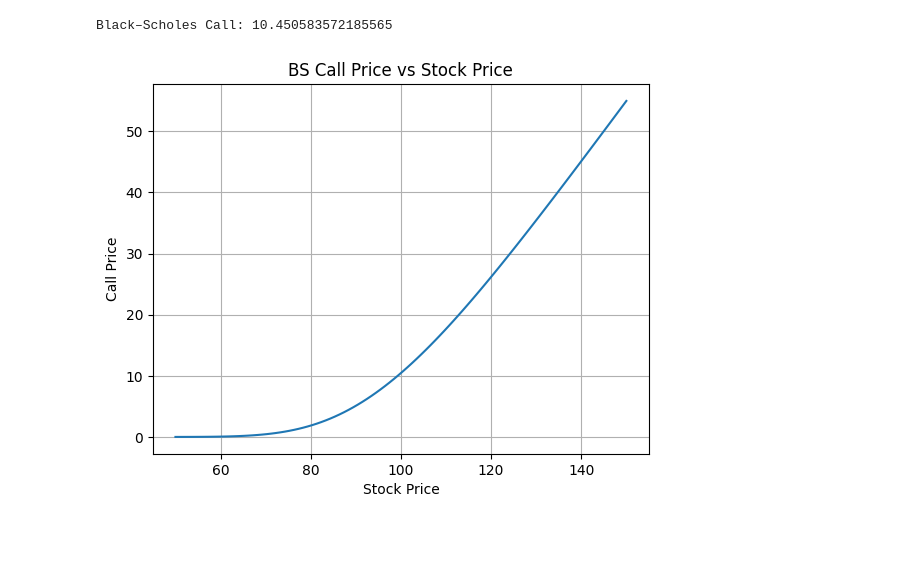
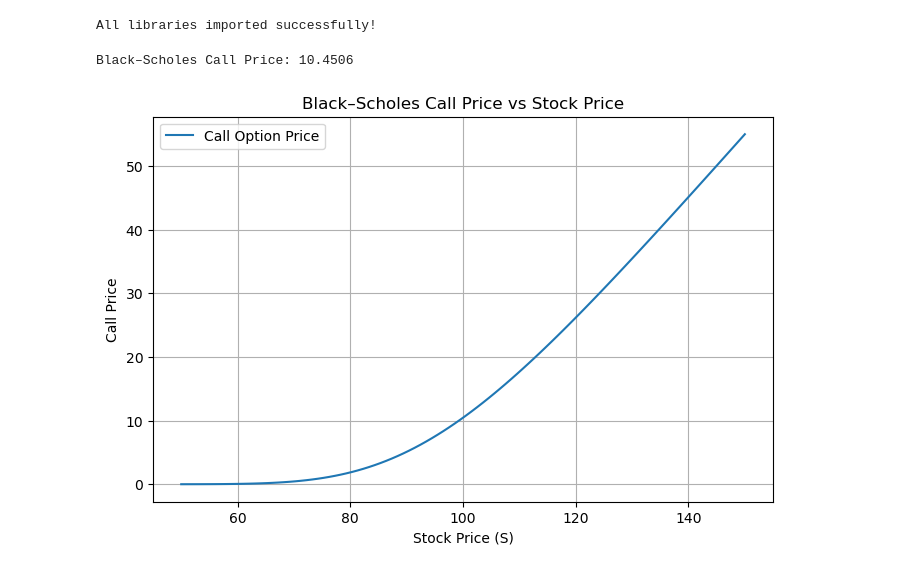
Before and after one commit to olaitann93/option-pricing-project, a Jupyter notebook: notebooks/00_environment_and_examples.ipynb, the cells around one changed output. Saved outputs shown, nothing was run; the diff lists cells and outputs as text; code cells hidden in the pictures; blank space fills up the shorter version.

Commit message:
Add working Black–Scholes example with imports and plot

```diff
--- a/notebooks/00_environment_and_examples.ipynb
+++ b/notebooks/00_environment_and_examples.ipynb
@@ -1,27 +1,42 @@
 # %%
+# Core libraries
 import numpy as np
+import pandas as pd
+import matplotlib.pyplot as plt
 import scipy.stats as si
-import matplotlib.pyplot as plt
+
+# For downloading market data (will be useful later weeks)
+import yfinance as yf
+
+print("All libraries imported successfully!")
+# %% [output]
+All libraries imported successfully!
+# %%
+# Black–Scholes formula for European Call
+def bs_call(S, K, T, r, sigma):
+    d1 = (np.log(S/K) + (r + 0.5*sigma**2)*T) / (sigma*np.sqrt(T))
+    d2 = d1 - sigma*np.sqrt(T)
+    return (S * si.norm.cdf(d1, 0.0, 1.0)
+            - K * np.exp(-r*T) * si.norm.cdf(d2, 0.0, 1.0))
+
+# Example parameters
+S, K, T, r, sigma = 100, 100, 1, 0.05, 0.2
+call_price = bs_call(S, K, T, r, sigma)
+print(f"Black–Scholes Call Price: {call_price:.4f}")
+# %% [output]
+Black–Scholes Call Price: 10.4506
 # %%
-def bs_call(S, K, T, r, sigma):
-    if T <= 0 or sigma <= 0:
-        return max(0.0, S-K)
-    d1 = (np.log(S / K) + (r + 0.5*sigma**2)*T) / (sigma*np.sqrt(T))
-    d2 = d1 - sigma*np.sqrt(T)
-    return S*si.norm.cdf(d1) - K*np.exp(-r*T)*si.norm.cdf(d2)
+# Plot: Call option price vs Stock price
+S_range = np.linspace(50, 150, 100)  # stock price from 50 to 150
+prices = [bs_call(s, K, T, r, sigma) for s in S_range]
+
+plt.figure(figsize=(8,5))
+plt.plot(S_range, prices, label="Call Option Price")
+plt.title("Black–Scholes Call Price vs Stock Price")
+plt.xlabel("Stock Price (S)")
+plt.ylabel("Call Price")
+plt.legend()
+plt.grid(True)
+plt.show()
+# %% [output]
+[figure, added]
-# %%
-# toy example
-S, K, T, r, sigma = 100, 100, 1.0, 0.05, 0.2
-print("Black–Scholes Call:", bs_call(S, K, T, r, sigma))
-
-S_range = np.linspace(50, 150, 100)
-prices = [bs_call(s, K, T, r, sigma) for s in S_range]
-plt.plot(S_range, prices)
-plt.xlabel("Stock Price")
-plt.ylabel("Call Price")
-plt.title("BS Call Price vs Stock Price")
-plt.grid(True)
-plt.show()
-# %% [output]
-Black–Scholes Call: 10.450583572185565
-[figure, removed]
```
